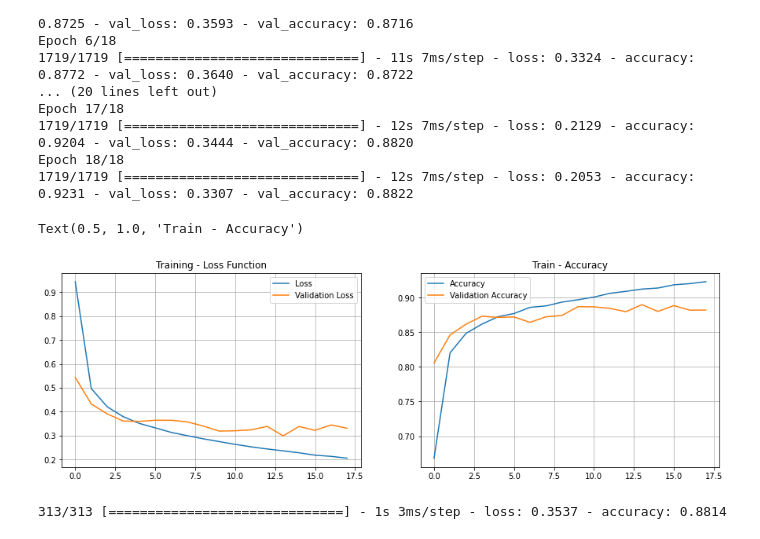
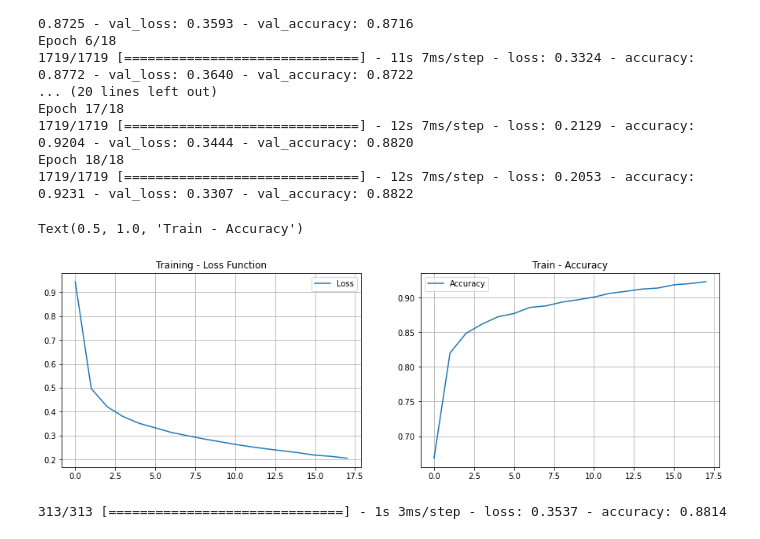
Before and after one commit to vineet891/DL-Assignment, a Jupyter notebook: Assignment1.ipynb, the cells around one changed output. Drawn from its saved outputs; the diff is of its cells as text; code cells hidden in the pictures.

```diff
--- a/Assignment1.ipynb
+++ b/Assignment1.ipynb
@@ -448,22 +448,22 @@ Epoch 18/18
 # %%
 plt.figure(figsize=(15, 10))
 
 plt.subplot(2, 2, 1)
 plt.grid(True)
 plt.plot(history12.history['loss'], label='Loss')
-plt.plot(history12.history['val_loss'], label='Validation Loss')
+#plt.plot(history12.history['val_loss'], label='Validation Loss')
 plt.legend()
 plt.title('Training - Loss Function')
 
 plt.subplot(2, 2, 2)
 plt.grid(True)
 plt.plot(history12.history['accuracy'], label='Accuracy')
-plt.plot(history12.history['val_accuracy'], label='Validation Accuracy')
+#plt.plot(history12.history['val_accuracy'], label='Validation Accuracy')
 plt.legend()
 plt.title('Train - Accuracy')
 # %% [output]
 Text(0.5, 1.0, 'Train - Accuracy')
-[figure, old version]
+[figure, new version]
 # %%
 model12.evaluate(x_test, y_test)
 # %% [output]
```
